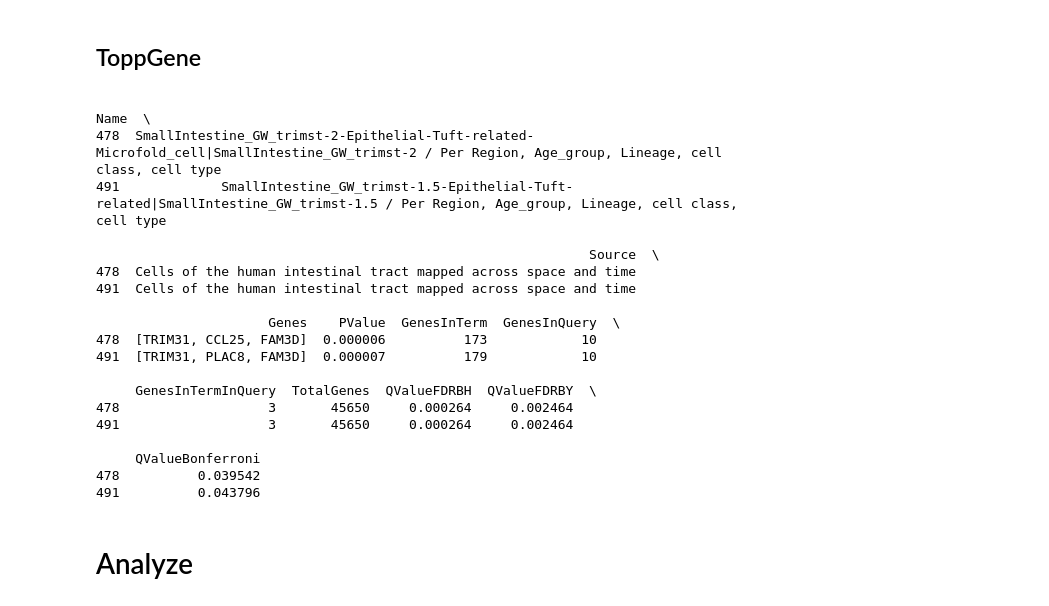
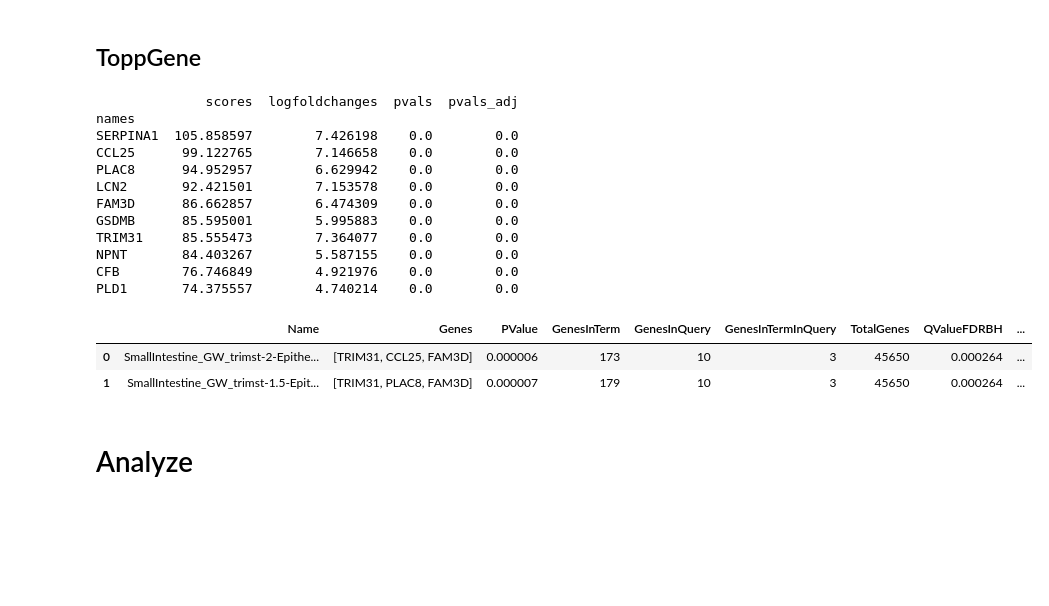
Before and after one commit to ChoBioLab/corescpy, a Jupyter notebook: examples/spatial_xenium_cho.ipynb, the cells around one changed output. Drawn from its saved outputs; the diff is of its cells as text; code cells hidden in the pictures; blank space fills up the shorter version.

Commit message:
further improved & incorporated into class method ToppGene API function

```diff
--- a/examples/spatial_xenium_cho.ipynb
+++ b/examples/spatial_xenium_cho.ipynb
@@ -275,31 +275,38 @@ for s in selves:
 # %% [markdown]
 ## ToppGene
 # %%
-sources = ["Cells of the human intestinal tract mapped across space and time",
-           "Human Ileal Epithelial cells from Crohn’s Disease",
-           "Human Ileal Immune cells from Crohn’s Disease"]
-dff = cr.tl.get_topp_gene(selves[0], sources=sources, name_pattern={
-        sources[0]: "SmallIntestine"}, max_results=5000)
+self = selves[1]
+
+srcs = ["Cells of the human intestinal tract mapped across space and time",
+        "Human Ileal Epithelial cells from Crohn’s Disease",
+        "Human Ileal Immune cells from Crohn’s Disease"]
+cct = "leiden_res1pt5_dist0_npc30"
+
+tgdf = self.annotate_clusters(
+        None, sources=srcs, col_cell_type=cct, max_results=2000,
+        name_pattern={sources[0]: "SmallIntestine"}, p_threshold=1e-15,
+        n_top_genes=10, n_top_annotations=20)
-# %% [output]
-                                                                                                                                                     Name  \
-478  SmallIntestine_GW_trimst-2-Epithelial-Tuft-related-Microfold_cell|SmallIntestine_GW_trimst-2 / Per Region, Age_group, Lineage, cell class, cell type
-491             SmallIntestine_GW_trimst-1.5-Epithelial-Tuft-related|SmallIntestine_GW_trimst-1.5 / Per Region, Age_group, Lineage, cell class, cell type
-
-                                                               Source  \
-478  Cells of the human intestinal tract mapped across space and time
-491  Cells of the human intestinal tract mapped across space and time
-
-                      Genes    PValue  GenesInTerm  GenesInQuery  \
-478  [TRIM31, CCL25, FAM3D]  0.000006          173            10
-491  [TRIM31, PLAC8, FAM3D]  0.000007          179            10
-
-     GenesInTermInQuery  TotalGenes  QValueFDRBH  QValueFDRBY  \
-478                   3       45650     0.000264     0.002464
-491                   3       45650     0.000264     0.002464
-
-     QValueBonferroni
-478          0.039542
-491          0.043796
+# %%
+clus = "15"
+
+print(mks.loc[clus])
+tgdf.loc[clus]
+# %% [output]
+              scores  logfoldchanges  pvals  pvals_adj
+names
+SERPINA1  105.858597        7.426198    0.0        0.0
+CCL25      99.122765        7.146658    0.0        0.0
+PLAC8      94.952957        6.629942    0.0        0.0
+LCN2       92.421501        7.153578    0.0        0.0
+FAM3D      86.662857        6.474309    0.0        0.0
+GSDMB      85.595001        5.995883    0.0        0.0
+TRIM31     85.555473        7.364077    0.0        0.0
+NPNT       84.403267        5.587155    0.0        0.0
+CFB        76.746849        4.921976    0.0        0.0
+PLD1       74.375557        4.740214    0.0        0.0
+|  | Name | Genes | PValue | GenesInTerm | GenesInQuery | GenesInTermInQuery | TotalGenes | QValueFDRBH | ... |
+| 0 | SmallIntestine_GW_trimst-2-Epithe... | [TRIM31, CCL25, FAM3D] | 0.000006 | 173 | 10 | 3 | 45650 | 0.000264 | ... |
+| 1 | SmallIntestine_GW_trimst-1.5-Epit... | [TRIM31, PLAC8, FAM3D] | 0.000007 | 179 | 10 | 3 | 45650 | 0.000264 | ... |
 # %% [markdown]
 # Analyze
 # %% [markdown]
```
Also changed, not shown: parts of 1 cell of this notebook, 2 other files.
